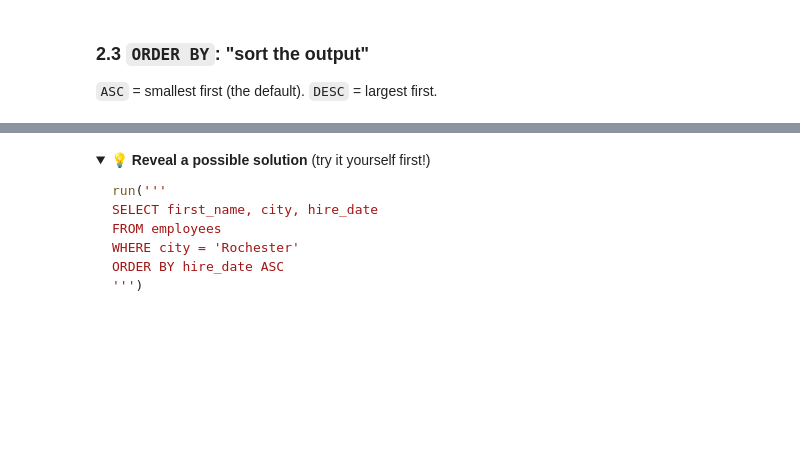
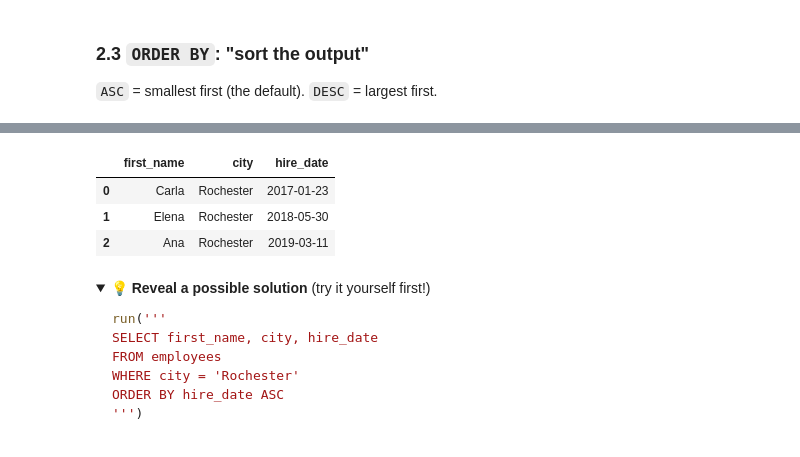
Before and after one commit to profhamilton3/DataAnalytics, a Jupyter notebook: session_3_sql_fundamentals_sqlite.ipynb, the cells around one changed output, grey strips where cells are left out. Saved outputs shown, nothing was run; the diff lists cells and outputs as text; code cells hidden in the pictures; folded sections open; blank space fills up the shorter version.

```diff
--- a/session_3_sql_fundamentals_sqlite.ipynb
+++ b/session_3_sql_fundamentals_sqlite.ipynb
@@ -135,11 +180,16 @@ ORDER BY salary DESC
 # %%
-# TODO: list everyone in Rochester, ordered by hire_date (oldest hire first)
+# @title TODO: list everyone in Rochester, ordered by hire_date (oldest hire first)
 run('''
 SELECT first_name, city, hire_date
 FROM employees
-WHERE city = ___
-ORDER BY ___ ___
+WHERE city = "Rochester"
+ORDER BY hire_date ASC
 ''')
+# %% [output]
+|  | first_name | city | hire_date |
+| 0 | Carla | Rochester | 2017-01-23 |
+| 1 | Elena | Rochester | 2018-05-30 |
+| 2 | Ana | Rochester | 2019-03-11 |
 # %% [markdown]
 <details>
 <summary><b>💡 Reveal a possible solution</b> (try it yourself first!)</summary>
```
Also changed, not shown: parts of 26 cells of this notebook.
